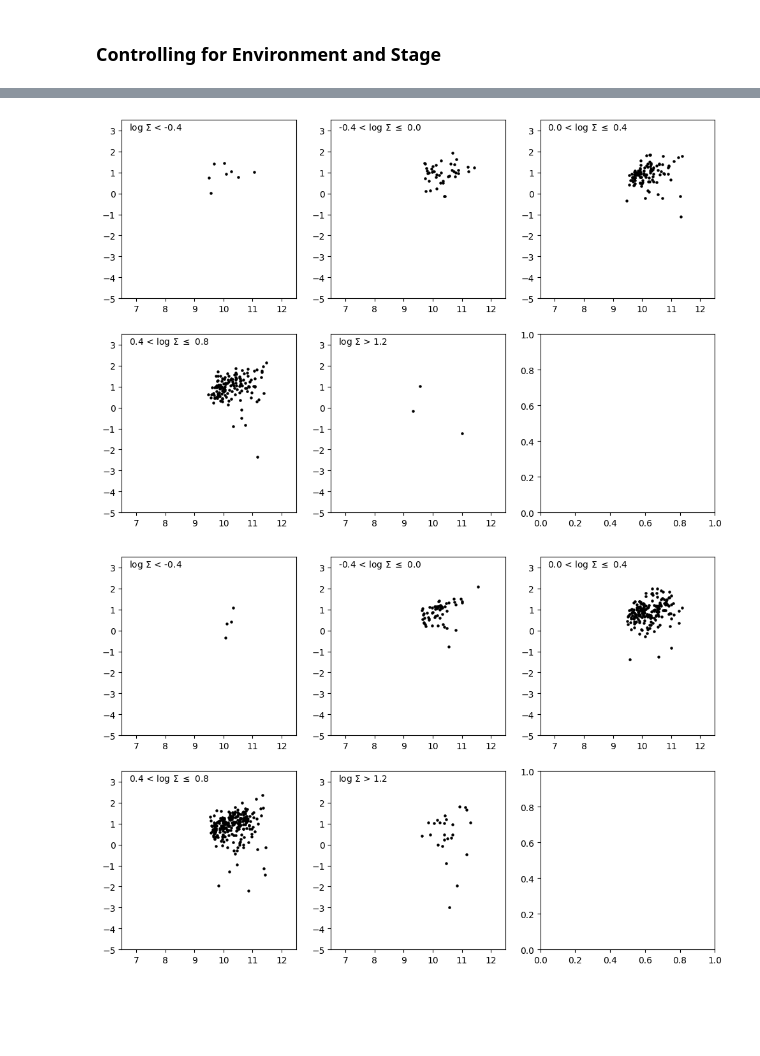
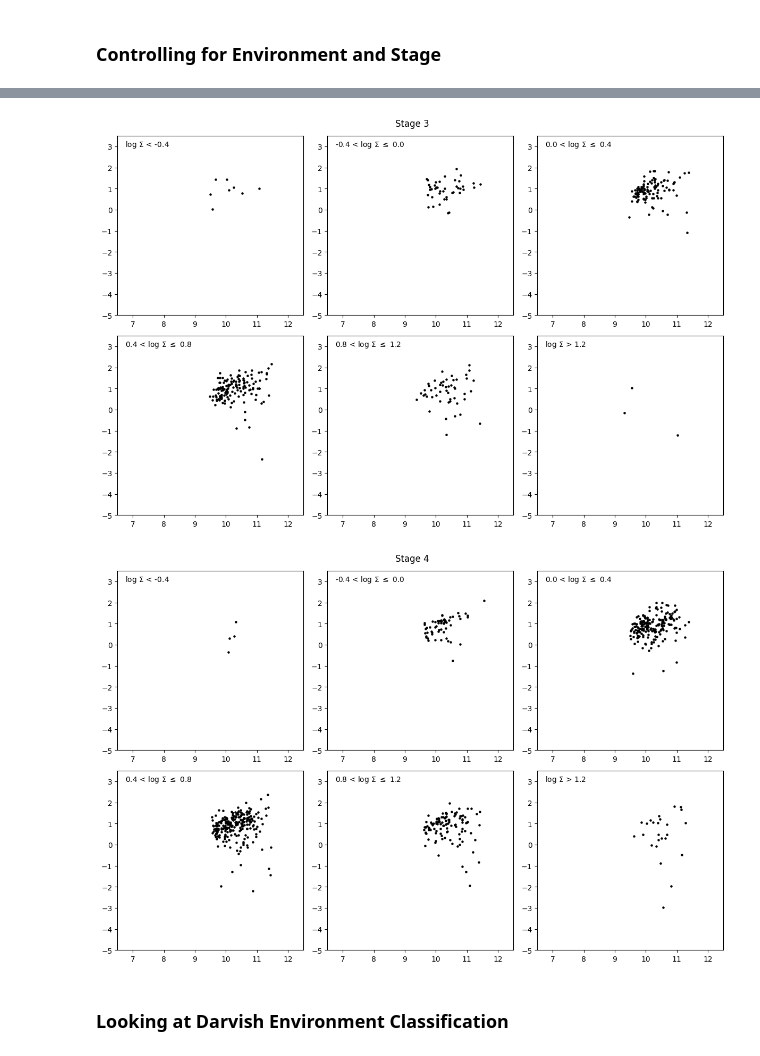
Before and after one commit to AstroORyan/mergers-in-cosmos, a Jupyter notebook: notebooks/back-to-basics/using-visual-sources/environment.ipynb, the cells around one changed output, grey strips where cells are left out. Drawn from its saved outputs; the diff is of its cells as text; code cells hidden in the pictures; blank space fills up the shorter version.

Commit message:
Updated project with finding interaction relation with mass ratio, environment and stage.

```diff
--- a/notebooks/back-to-basics/using-visual-sources/environment.ipynb
+++ b/notebooks/back-to-basics/using-visual-sources/environment.ipynb
@@ -62,6 +62,6 @@ df_environ_match = (
     df_IDS.merge(environ_data_red, on = 'ID_COSMOS2015', how = 'left')
 )
 # %%
-matched_red = df_environ_match[['ID', 'density']].dropna()
+matched_red = df_environ_match[['ID', 'density', 'environment']].dropna()
 matched_red
 # %% [output]
@@ -177,7 +162,7 @@ for i in range(4):
                 ax[j,k].set_xlim([6.5,12.5])
                 ax[j,k].set_ylim([-5,3.5])
                 counter_env += 1
-            elif counter_env < 4:
+            elif counter_env < 5:
                 cut_1 = cuts[counter_env - 1]
                 cut_2 = cuts[counter_env]
                 df_env = df_stage.query('log_density > @cut_1 and log_density <= @cut_2')
@@ -186,8 +171,8 @@ for i in range(4):
                 ax[j,k].set_xlim([6.5,12.5])
                 ax[j,k].set_ylim([-5,3.5])
                 counter_env += 1
-            elif counter_env == 4:
-                cut = cuts[counter_env]
+            elif counter_env == 5:
+                cut = cuts[counter_env-1]
                 df_env = df_stage.query('log_density > @cut')
                 ax[j,k].scatter(np.array(df_env.lp_mass_best), np.array(df_env.ez_sfr), s = 5, color = 'black')
                 ax[j,k].text(6.75, 3, f'log $\Sigma$ > {cut}')
@@ -195,5 +180,9 @@ for i in range(4):
                 ax[j,k].set_ylim([-5,3.5])
                 counter_env += 1
 
+    fig.suptitle(f'Stage {counter_stage}')
+    fig.tight_layout()
+
+
     counter_stage += 1
 # %% [output]
@@ -202,2 +191,4 @@ for i in range(4):
-[figure, old version]
+[figure, new version]
-[figure, old version]
+[figure, new version]
+# %% [markdown]
+### Looking at Darvish Environment Classification
```
Also changed, not shown: parts of 13 cells of this notebook, 3 other files.
